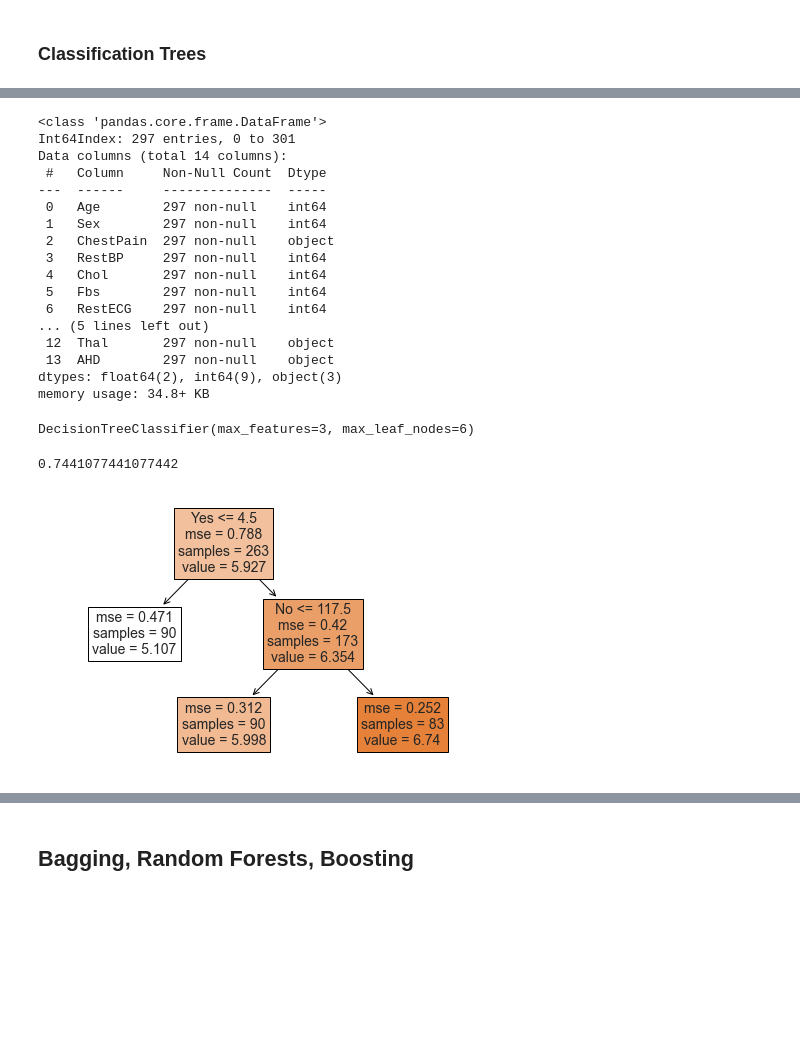
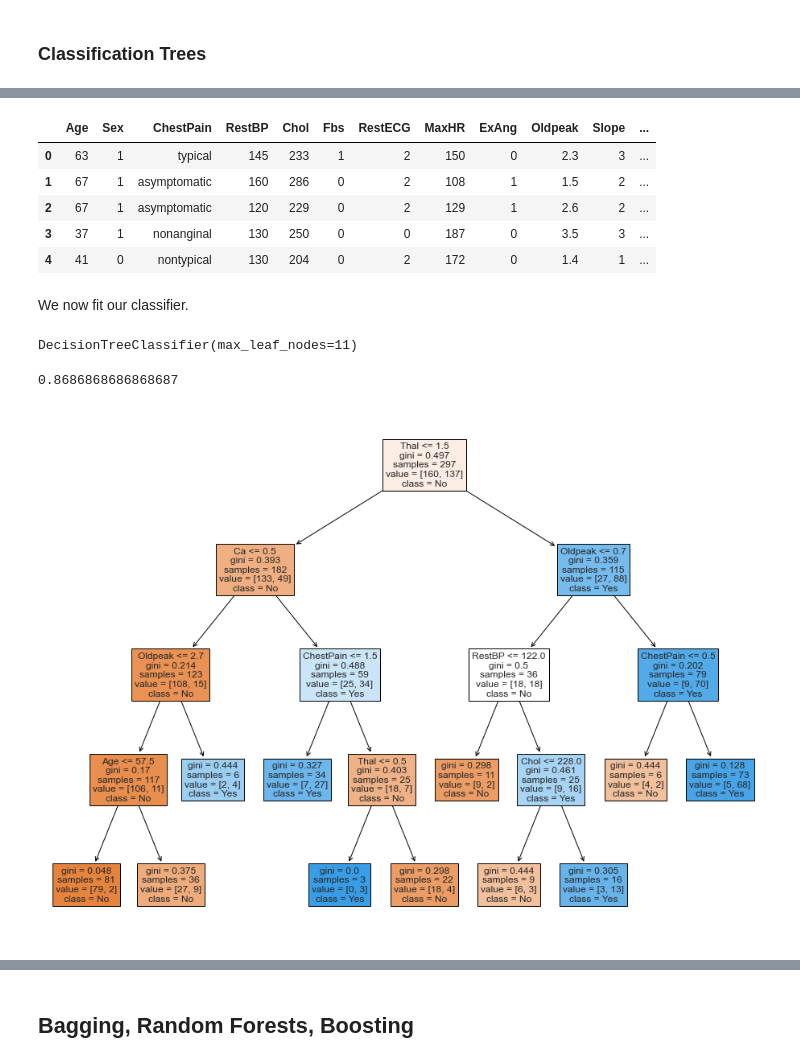
Before and after one commit to matteocourthoud/Machine-Learning-for-Economic-Analysis, a Jupyter notebook: 7_trees.ipynb, the cells around one changed output, grey strips where cells are left out. Cells and saved outputs as stored; diff of their text form; code cells hidden in the pictures; blank space fills up the shorter version.

```diff
--- a/7_trees.ipynb
+++ b/7_trees.ipynb
@@ -112,24 +239,15 @@ This is currently not supported in scikit-learn. See first point under 'disadvan
 # %%
-df2 = pd.read_csv('Data/Heart.csv').drop('Unnamed: 0', axis=1).dropna()
-df2.info()
+# Load heart dataset
+heart = pd.read_csv('Data/Heart.csv').drop('Unnamed: 0', axis=1).dropna()
+heart.head()
 # %% [output]
-<class 'pandas.core.frame.DataFrame'>
-Int64Index: 297 entries, 0 to 301
-Data columns (total 14 columns):
- #   Column     Non-Null Count  Dtype
----  ------     --------------  -----
- 0   Age        297 non-null    int64
- 1   Sex        297 non-null    int64
- 2   ChestPain  297 non-null    object
- 3   RestBP     297 non-null    int64
- 4   Chol       297 non-null    int64
- 5   Fbs        297 non-null    int64
- 6   RestECG    297 non-null    int64
-... (5 lines left out)
- 12  Thal       297 non-null    object
- 13  AHD        297 non-null    object
-dtypes: float64(2), int64(9), object(3)
-memory usage: 34.8+ KB
+|  | Age | Sex | ChestPain | RestBP | Chol | Fbs | RestECG | MaxHR | ExAng | Oldpeak | Slope | ... |
+| 0 | 63 | 1 | typical | 145 | 233 | 1 | 2 | 150 | 0 | 2.3 | 3 | ... |
+| 1 | 67 | 1 | asymptomatic | 160 | 286 | 0 | 2 | 108 | 1 | 1.5 | 2 | ... |
+| 2 | 67 | 1 | asymptomatic | 120 | 229 | 0 | 2 | 129 | 1 | 2.6 | 2 | ... |
+| 3 | 37 | 1 | nonanginal | 130 | 250 | 0 | 0 | 187 | 0 | 3.5 | 3 | ... |
+| 4 | 41 | 0 | nontypical | 130 | 204 | 0 | 2 | 172 | 0 | 1.4 | 1 | ... |
 # %%
-df2.ChestPain = pd.factorize(df2.ChestPain)[0]
-df2.Thal = pd.factorize(df2.Thal)[0]
+# Fastorize variables
+heart.ChestPain = pd.factorize(heart.ChestPain)[0]
+heart.Thal = pd.factorize(heart.Thal)[0]
@@ -139,17 +254,27 @@ y2 = pd.factorize(df2.AHD)[0]
+# %%
+# Set features
+features = [col for col in heart.columns if col!='AHD']
+X2 = heart[features]
+y2 = pd.factorize(heart.AHD)[0]
+# %% [markdown]
+We now fit our classifier.
 # %%
-clf = DecisionTreeClassifier(max_depth=None, max_leaf_nodes=6, max_features=3)
+# Fit classification tree
+clf = DecisionTreeClassifier(max_depth=None, max_leaf_nodes=11)
 clf.fit(X2,y2)
 # %% [output]
-DecisionTreeClassifier(max_features=3, max_leaf_nodes=6)
+DecisionTreeClassifier(max_leaf_nodes=11)
 # %%
+# Final score
 clf.score(X2,y2)
 # %% [output]
-0.7441077441077442
+0.8686868686868687
 # %%
+# Figure 8.4
+fig, ax = plt.subplots(1,1, figsize=(16,12))
+ax.set_title('Figure 8.4');
+
 # Plot tree
-fig, ax = plt.subplots(1,1)
-ax.set_title('Figure 8.2');
-
-plot_tree(regr, filled=True, feature_names=['Yes','No'], fontsize=14, ax=ax);
+plot_tree(clf, filled=True, feature_names=features, class_names=['No','Yes'], fontsize=12, ax=ax);
 # %% [output]
-[figure, old version]
+[figure, new version]
```
Also changed, not shown: parts of 63 cells of this notebook.
